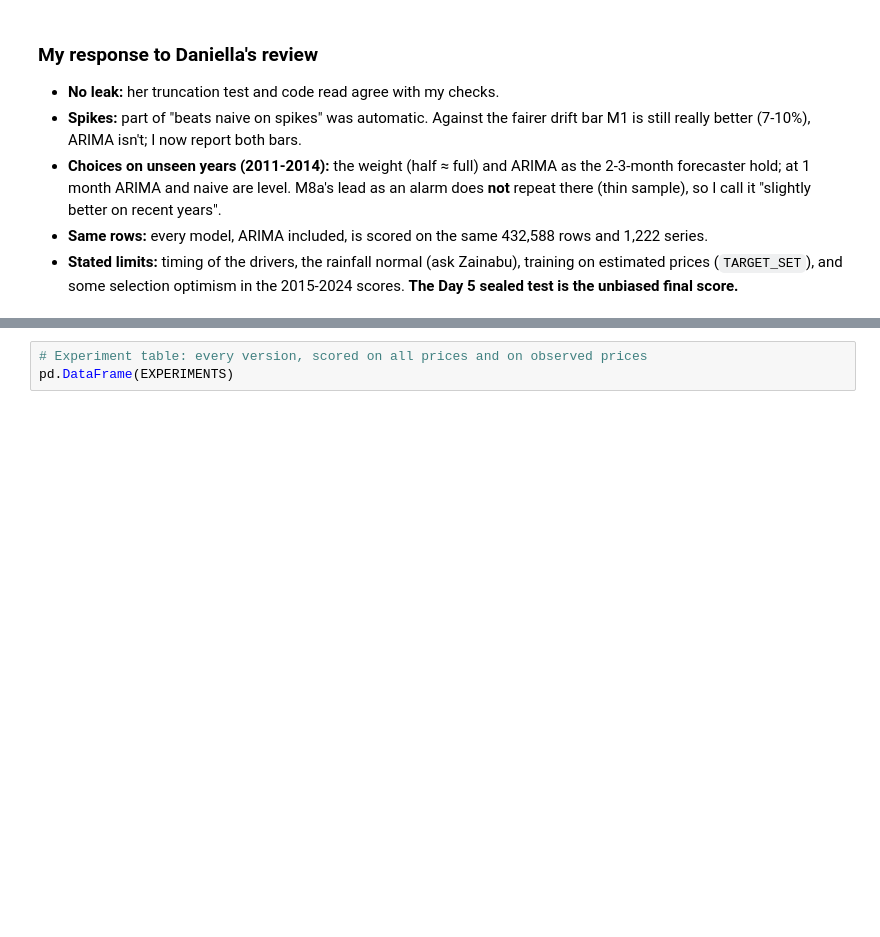
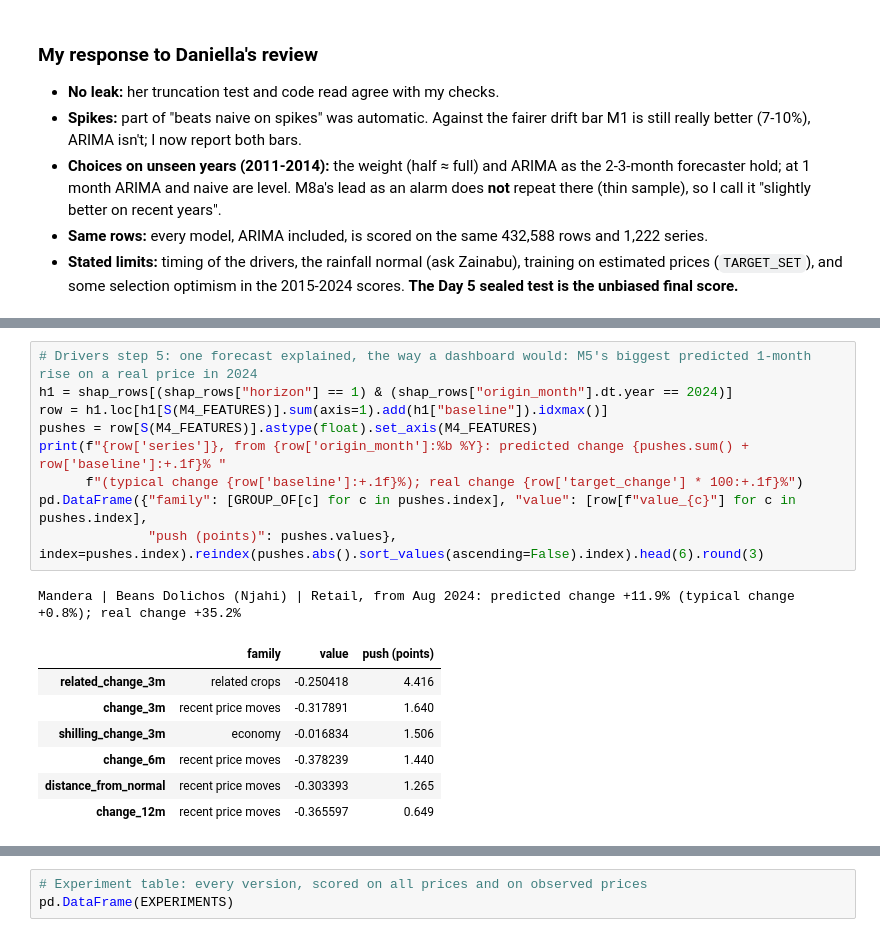
Before and after one commit to samerickwaks/sokoradar, a Jupyter notebook: notebooks/modelling/02_model_build.ipynb, the cells around one changed output, grey strips where cells are left out. Drawn from its saved outputs; the diff is of its cells as text; blank space fills up the shorter version.

```diff
--- a/notebooks/modelling/02_model_build.ipynb
+++ b/notebooks/modelling/02_model_build.ipynb
@@ -3681,0 +3890,18 @@ print(len(DECISIONS), "decisions logged")
+# %%
+# Drivers step 5: one forecast explained, the way a dashboard would: M5's biggest predicted 1-month rise on a real price in 2024
+h1 = shap_rows[(shap_rows["horizon"] == 1) & (shap_rows["origin_month"].dt.year == 2024)]
+row = h1.loc[h1[S(M4_FEATURES)].sum(axis=1).add(h1["baseline"]).idxmax()]
+pushes = row[S(M4_FEATURES)].astype(float).set_axis(M4_FEATURES)
+print(f"{row['series']}, from {row['origin_month']:%b %Y}: predicted change {pushes.sum() + row['baseline']:+.1f}% "
+      f"(typical change {row['baseline']:+.1f}%); real change {row['target_change'] * 100:+.1f}%")
+pd.DataFrame({"family": [GROUP_OF[c] for c in pushes.index], "value": [row[f"value_{c}"] for c in pushes.index],
+              "push (points)": pushes.values}, index=pushes.index).reindex(pushes.abs().sort_values(ascending=False).index).head(6).round(3)
+# %% [output]
+Mandera | Beans Dolichos (Njahi) | Retail, from Aug 2024: predicted change +11.9% (typical change +0.8%); real change +35.2%
+|  | family | value | push (points) |
+| related_change_3m | related crops | -0.250418 | 4.416 |
+| change_3m | recent price moves | -0.317891 | 1.640 |
+| shilling_change_3m | economy | -0.016834 | 1.506 |
+| change_6m | recent price moves | -0.378239 | 1.440 |
+| distance_from_normal | recent price moves | -0.303393 | 1.265 |
+| change_12m | recent price moves | -0.365597 | 0.649 |
```
Also changed, not shown: parts of 14 cells of this notebook.
